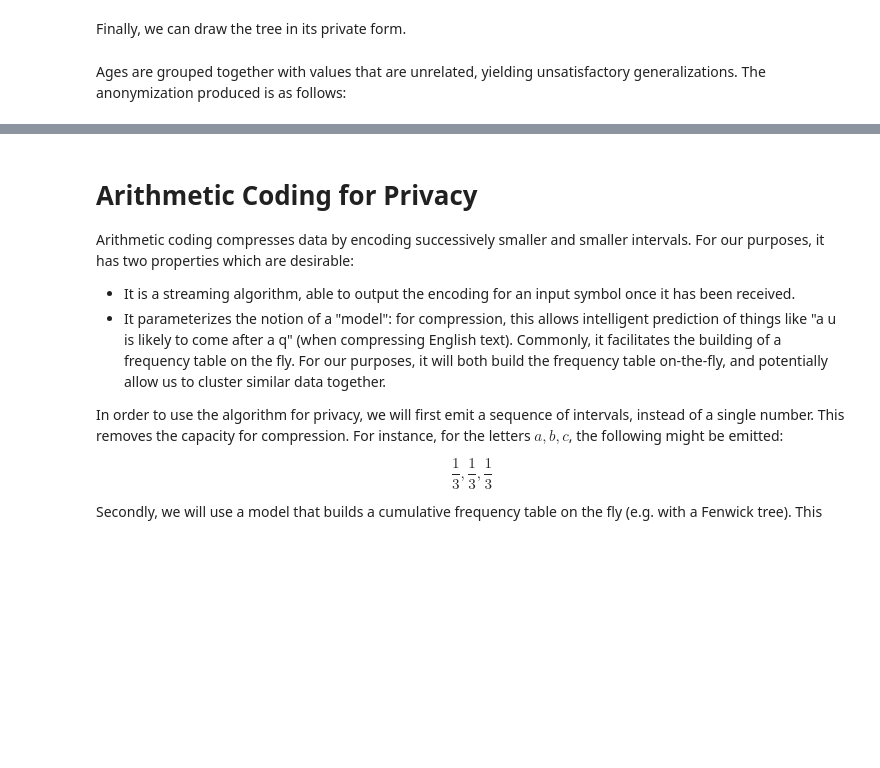
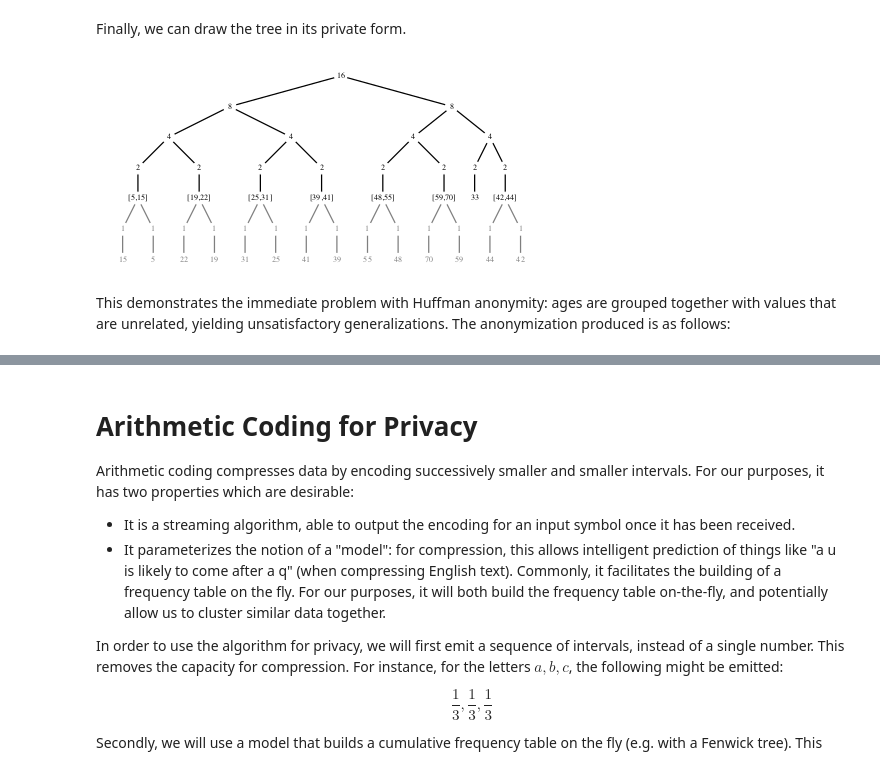
Before and after one commit to oisdk/IHaskell, a Jupyter notebook: notebooks/Privacy.ipynb, the cells around one changed output, grey strips where cells are left out. Cells and saved outputs as stored; diff of their text form; code cells hidden in the pictures; blank space fills up the shorter version.

```diff
--- a/notebooks/Privacy.ipynb
+++ b/notebooks/Privacy.ipynb
@@ -287,5 +313,9 @@ privateTree @ Range (>=2) agesTree
+# %%
+privateTree (>=2) range agesTree
+# %% [output]
+[figure, added]
 # %% [markdown]
-Ages are grouped together with values that are unrelated, yielding unsatisfactory generalizations. The anonymization produced is as follows:
+This demonstrates the immediate problem with Huffman anonymity: ages are grouped together with values that are unrelated, yielding unsatisfactory generalizations. The anonymization produced is as follows:
 # %%
 :ext RecordWildCards
 
```
Also changed, not shown: parts of 36 cells of this notebook, 5 other files.
